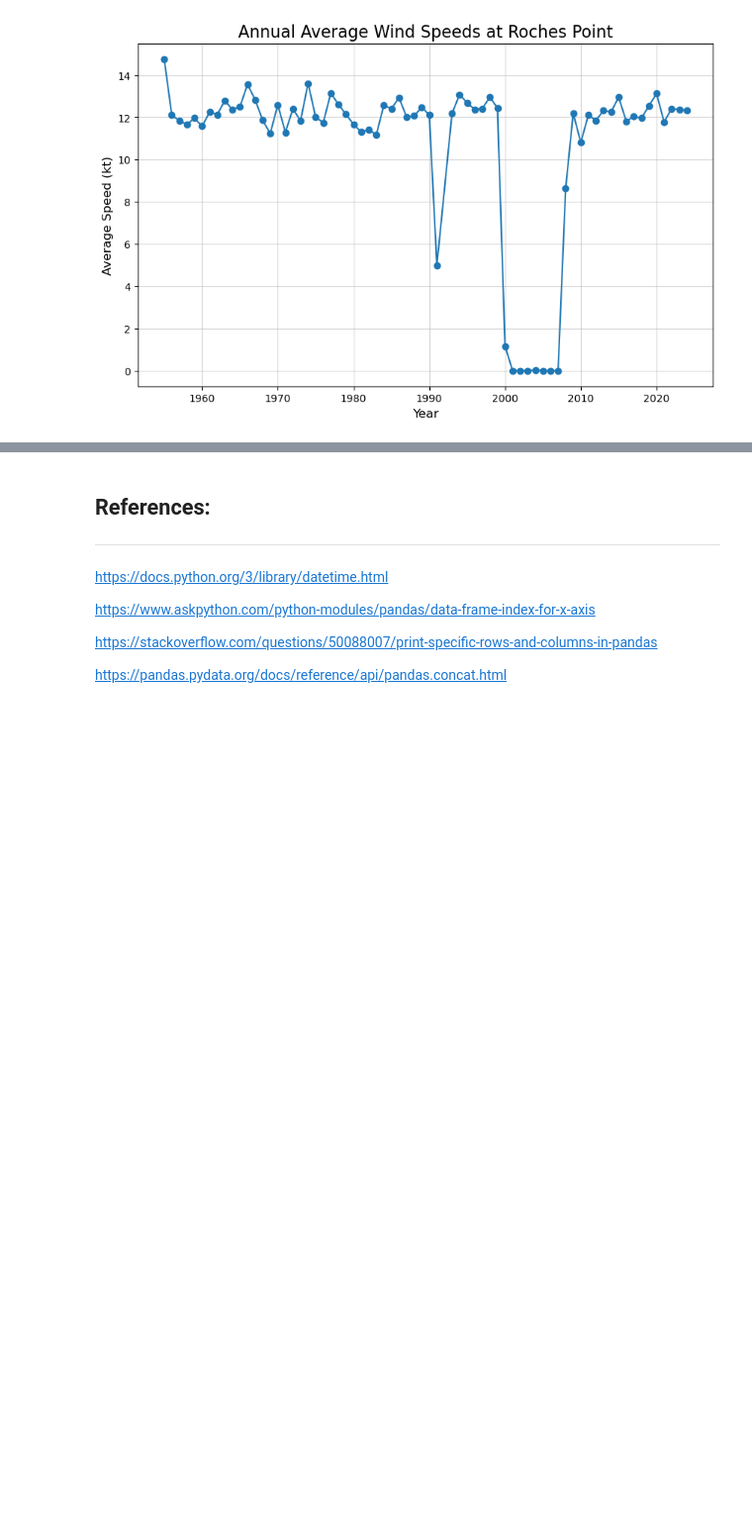
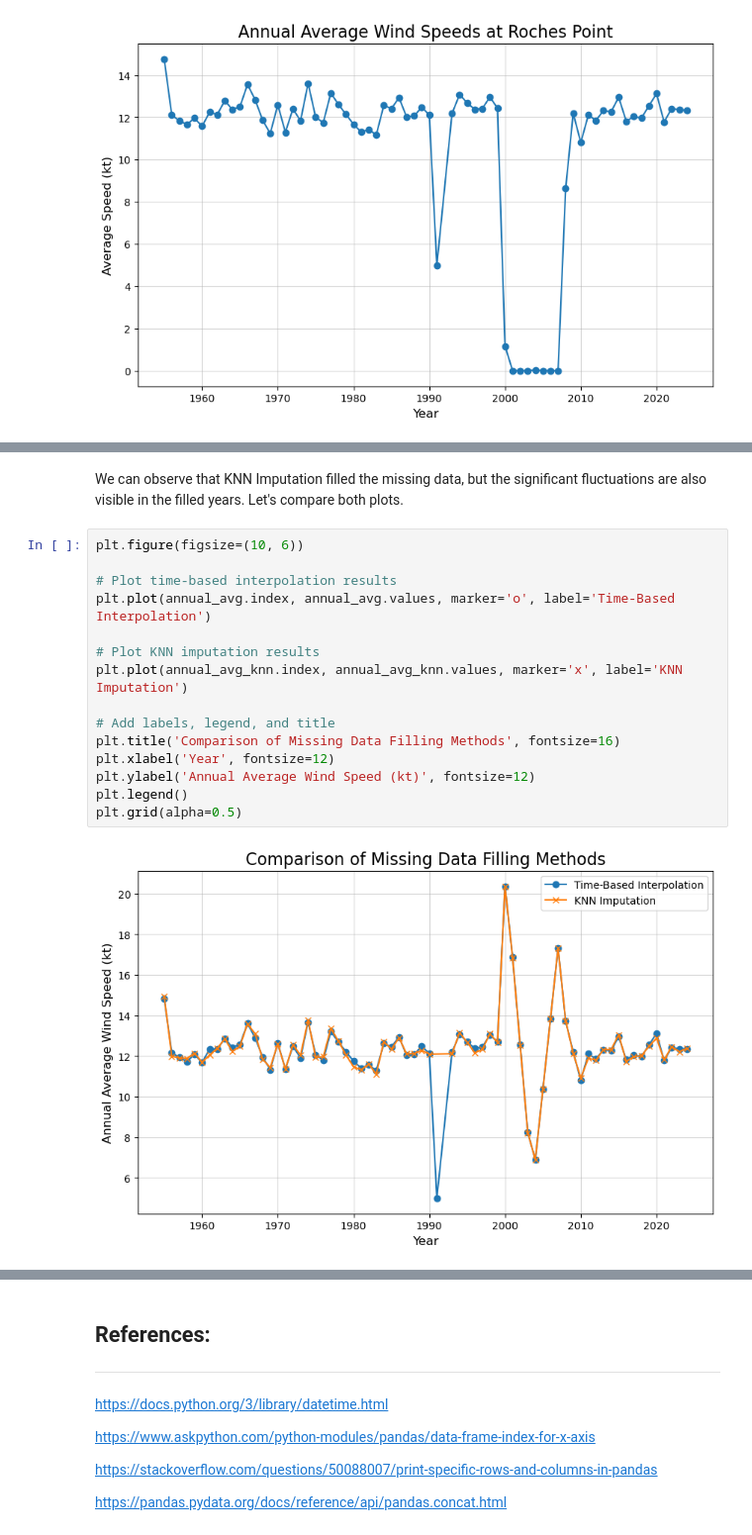
Before and after one commit to mondbr/PFDA_project, a Jupyter notebook: analysis.ipynb, the cells around one changed output, grey strips where cells are left out. Shown: that part at 99% size. Saved outputs shown, nothing was run; the diff lists cells and outputs as text; blank space fills up the shorter version.

```diff
--- a/analysis.ipynb
+++ b/analysis.ipynb
@@ -433,0 +564,19 @@ As wind speeds are typically seasonal and show smooth trends over time, making l
+# %% [markdown]
+We can observe that KNN Imputation filled the missing data, but the significant fluctuations are also visible in the filled years. Let's compare both plots.
+# %%
+plt.figure(figsize=(10, 6))
+
+# Plot time-based interpolation results
+plt.plot(annual_avg.index, annual_avg.values, marker='o', label='Time-Based Interpolation')
+
+# Plot KNN imputation results
+plt.plot(annual_avg_knn.index, annual_avg_knn.values, marker='x', label='KNN Imputation')
+
+# Add labels, legend, and title
+plt.title('Comparison of Missing Data Filling Methods', fontsize=16)
+plt.xlabel('Year', fontsize=12)
+plt.ylabel('Annual Average Wind Speed (kt)', fontsize=12)
+plt.legend()
+plt.grid(alpha=0.5)
+# %% [output]
+[figure, added]
```
Also changed, not shown: parts of 27 cells of this notebook.
